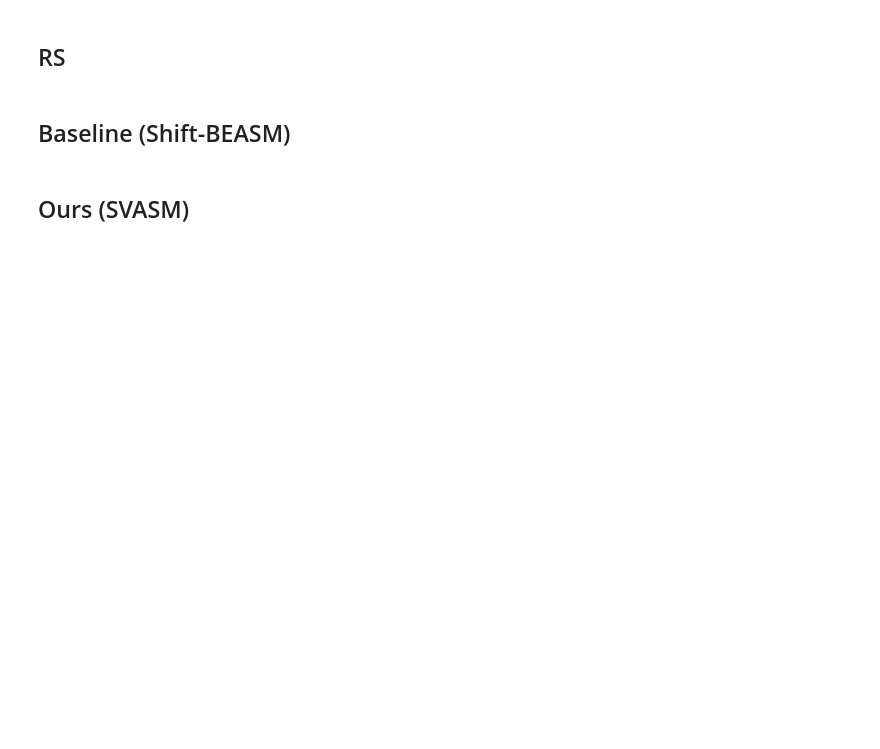
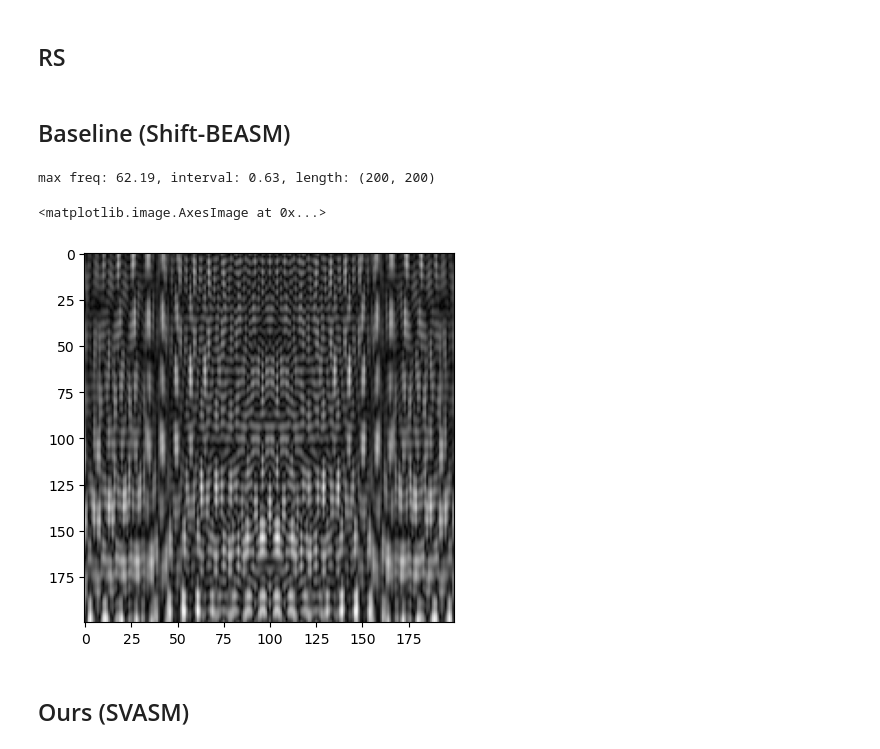
Before and after one commit to whywww/ASASM, a Jupyter notebook: test.ipynb, the cells around one changed output. Drawn from its saved outputs; the diff is of its cells as text; code cells hidden in the pictures; blank space fills up the shorter version.

```diff
--- a/test.ipynb
+++ b/test.ipynb
@@ -56,8 +9,8 @@ array([[0, 1, 0, 1, 0, 1],
 # %%
 # parameters
-n = 200  # number of source points
+n = 100  # number of source points
 r = int(0.8/1.024 * n) // 2  # radius of aperture
-pad = 1
+pad = 2
 N = n * pad
 
 pitch = 1e-6
@@ -67,18 +20,17 @@ l = N * pitch
 lam = 500e-9
 k = 2 * np.pi / lam
 
-theta = 30 / 180 * np.pi  # incident angle
+theta = 5  # incident angle
 zo = 1.7  # point source distance
-xo, yo = -np.tan(theta) * zo, 0  # object offset
-xs, ys = np.tan(theta) * z, 0  # image offset
-# offxs, offys = int(xs / pitch), int(ys / pitch)
+x0, y0 = -np.tan(theta / 180 * np.pi) * zo, 0  # object offset
+s0, t0 = np.tan(theta / 180 * np.pi) * z, 0  # image offset
 
 f = 25e-3   # focal
 
 # the source points
 x = np.linspace(-l / 2, l / 2, N)
 y = np.linspace(-l / 2, l / 2, N)
-xx, yy = np.meshgrid(x, y)
+xx, yy = np.meshgrid(x, y, indexing='ij')
 # %%
 def get_exact_spherical_wave_np(src_point, dest_plane, distance):
     '''
@@ -123,11 +75,11 @@ def get_lens_phase_shift(f, ap_coords):
 # create input field
 # the aperture
 c = np.linspace(-N//2, N//2, N)
-uu, vv = np.meshgrid(c, c)
+uu, vv = np.meshgrid(c, c, indexing='ij')
 pupil = np.where(uu**2+vv**2<=r**2, 1, 0)
 
 # E1 = pupil * get_plane_wave((xo, yo), np.stack((xx, yy), axis=0), zo)
-E1 = pupil# * get_exact_spherical_wave_np((xo, yo), np.stack((xx, yy), axis=0), zo) * get_lens_phase_shift(f, np.stack((xx, yy), axis=0))
+E1 = pupil * get_exact_spherical_wave_np((x0, y0), np.stack((xx, yy), axis=0), zo) * get_lens_phase_shift(f, np.stack((xx, yy), axis=0))
 # plt.figure(figsize=(2,2))
 # E1 = get_exact_spherical_wave_np((xo, yo), np.stack((xx, yy), axis=0), zo)
 # plt.imshow(np.abs(E1), cmap='gray')
@@ -144,13 +90,17 @@ plt.imshow(np.abs(U0), cmap='gray')
 # %%
 # from shift_BEASM_cpu import BEASM2d
 # prop = BEASM2d(z, x, y, lam, 'cpu')
 # U = prop(E1)
 # plt.imshow(abs(U), cmap='gray')
 
 from shift_BEASM_cpu import shift_BEASM2d
-prop = shift_BEASM2d(xs, ys, z, x, y, lam)
+prop = shift_BEASM2d(s0, t0, z, x, y, lam)
 U1 = prop(E1)
 plt.imshow(np.abs(U1), cmap='gray')
+# %% [output]
+max freq: 62.19, interval: 0.63, length: (200, 200)
+<matplotlib.image.AxesImage at 0x...>
+[figure, added]
 # %%
 result1 = np.abs(U1)[..., N//2-r:N//2+r, N//2-r:N//2+r]
 plt.imshow(result1, cmap='gray')
```
Also changed, not shown: parts of 9 cells of this notebook, 19 other files.
